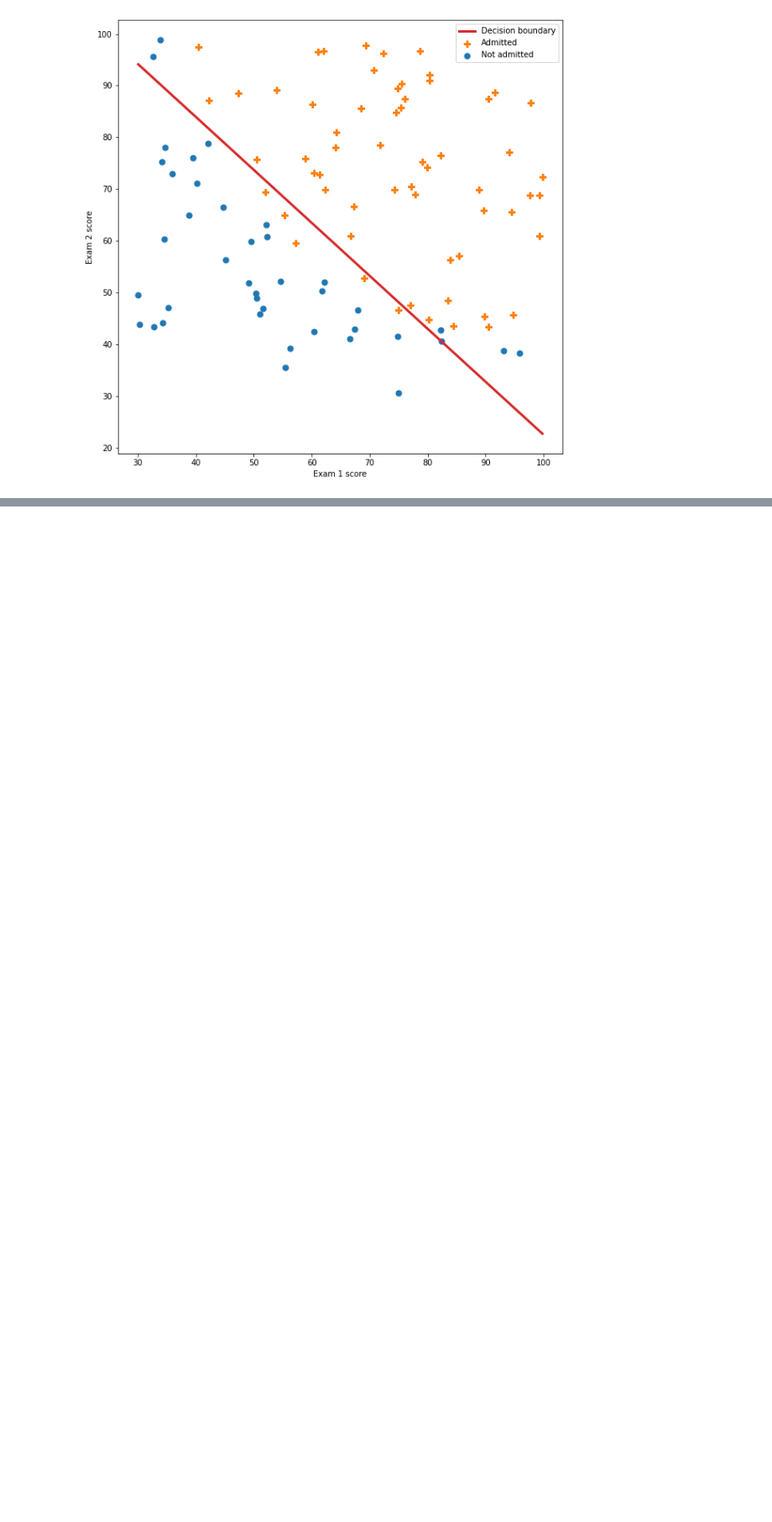
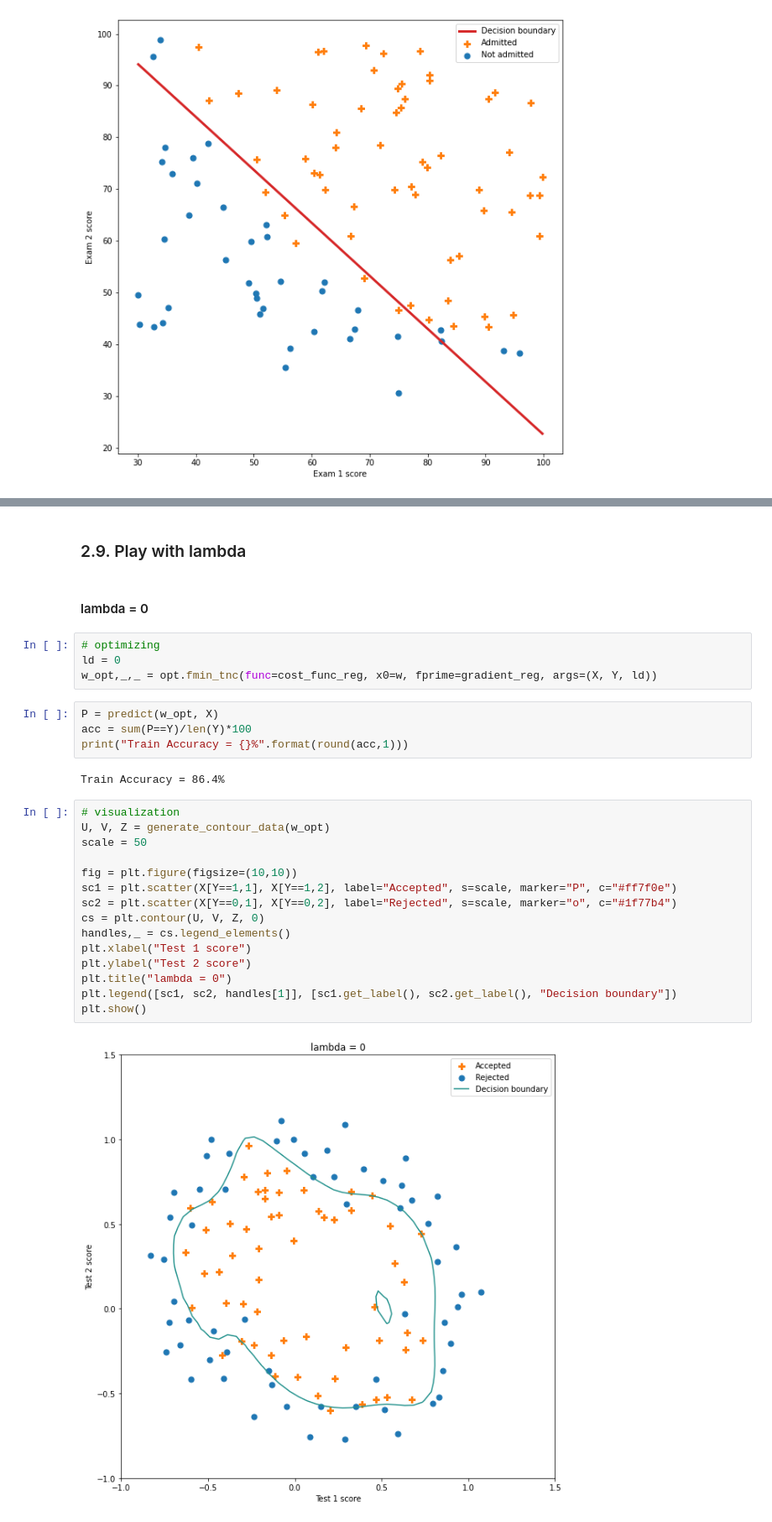
Before and after one commit to vuanhtuan1012/machine-learning, a Jupyter notebook: logistic regression.ipynb, the cells around one changed output, grey strips where cells are left out. Shown: that part at 84% size. Drawn from its saved outputs; the diff is of its cells as text; blank space fills up the shorter version.

```diff
--- a/logistic regression.ipynb
+++ b/logistic regression.ipynb
@@ -115,0 +275,31 @@ plt.show()
+# %% [markdown]
+### 2.9. Play with lambda
+# %% [markdown]
+#### lambda = 0
+# %%
+# optimizing
+ld = 0
+w_opt,_,_ = opt.fmin_tnc(func=cost_func_reg, x0=w, fprime=gradient_reg, args=(X, Y, ld))
+# %%
+P = predict(w_opt, X)
+acc = sum(P==Y)/len(Y)*100
+print("Train Accuracy = {}%".format(round(acc,1)))
+# %% [output]
+Train Accuracy = 86.4%
+# %%
+# visualization
+U, V, Z = generate_contour_data(w_opt)
+scale = 50
+
+fig = plt.figure(figsize=(10,10))
+sc1 = plt.scatter(X[Y==1,1], X[Y==1,2], label="Accepted", s=scale, marker="P", c="#ff7f0e")
+sc2 = plt.scatter(X[Y==0,1], X[Y==0,2], label="Rejected", s=scale, marker="o", c="#1f77b4")
+cs = plt.contour(U, V, Z, 0)
+handles,_ = cs.legend_elements()
+plt.xlabel("Test 1 score")
+plt.ylabel("Test 2 score")
+plt.title("lambda = 0")
+plt.legend([sc1, sc2, handles[1]], [sc1.get_label(), sc2.get_label(), "Decision boundary"])
+plt.show()
+# %% [output]
+[figure, added]
```
Also changed, not shown: parts of 37 cells of this notebook.
